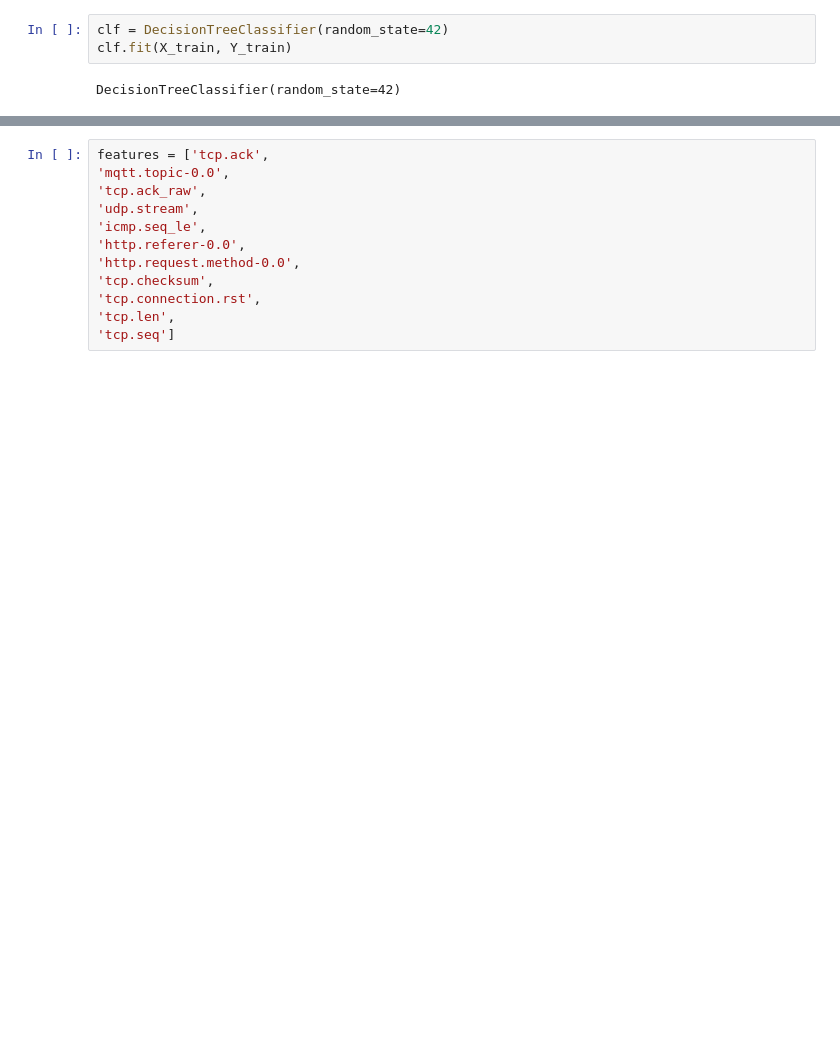
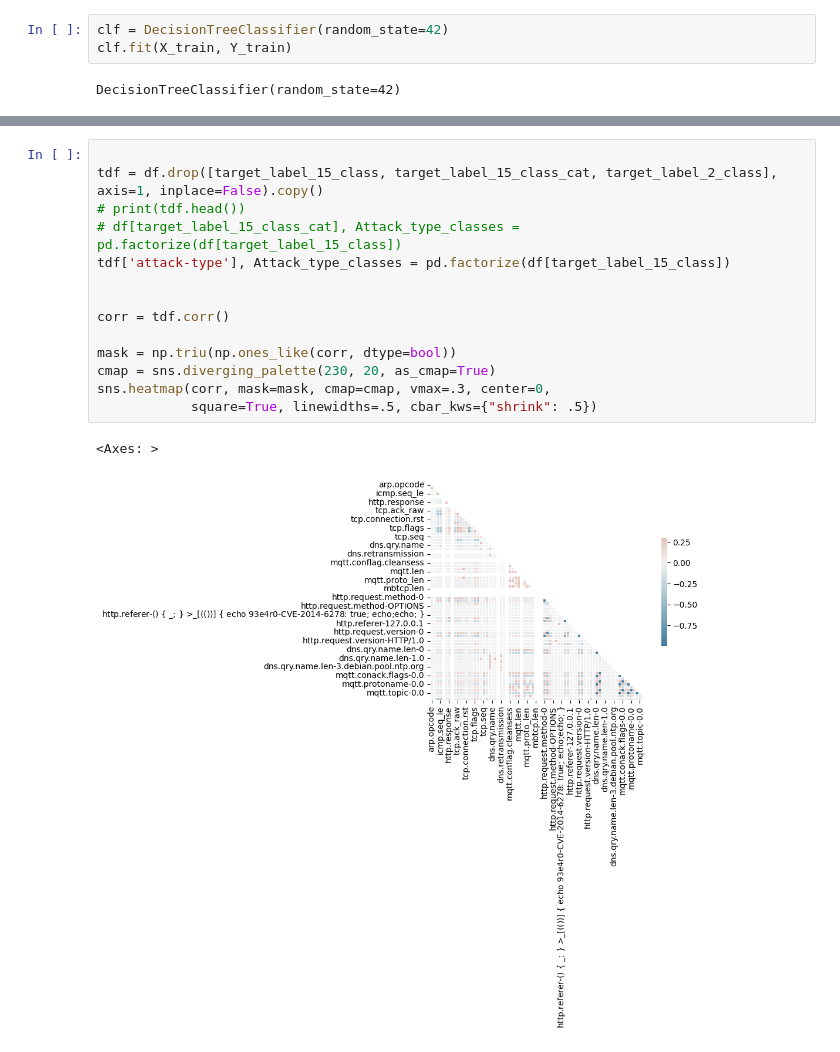
Before and after one commit to pro1710/ids, a Jupyter notebook: ds_analysis.ipynb, the cells around one changed output, grey strips where cells are left out. Cells and saved outputs as stored; diff of their text form; blank space fills up the shorter version.

```diff
--- a/ds_analysis.ipynb
+++ b/ds_analysis.ipynb
@@ -435,15 +442,20 @@ print(classification_report(Y_test, predicted, target_names=Attack_type_classes)
              accuracy                           0.93     60879
             macro avg       0.91      0.91      0.91     60879
          weighted avg       0.93      0.93      0.93     60879
-# %%
-features = ['tcp.ack',
-'mqtt.topic-0.0',
-'tcp.ack_raw',
-'udp.stream',
-'icmp.seq_le',
-'http.referer-0.0',
-'http.request.method-0.0',
-'tcp.checksum',
-'tcp.connection.rst',
-'tcp.len',
-'tcp.seq']
+# %%
+
+tdf = df.drop([target_label_15_class, target_label_15_class_cat, target_label_2_class], axis=1, inplace=False).copy()
+# print(tdf.head())
+# df[target_label_15_class_cat], Attack_type_classes = pd.factorize(df[target_label_15_class])
+tdf['attack-type'], Attack_type_classes = pd.factorize(df[target_label_15_class])
+
+
+corr = tdf.corr()
+
+mask = np.triu(np.ones_like(corr, dtype=bool))
+cmap = sns.diverging_palette(230, 20, as_cmap=True)
+sns.heatmap(corr, mask=mask, cmap=cmap, vmax=.3, center=0,
+            square=True, linewidths=.5, cbar_kws={"shrink": .5})
+# %% [output]
+<Axes: >
+[figure, added]
```
Also changed, not shown: parts of 9 cells of this notebook.
